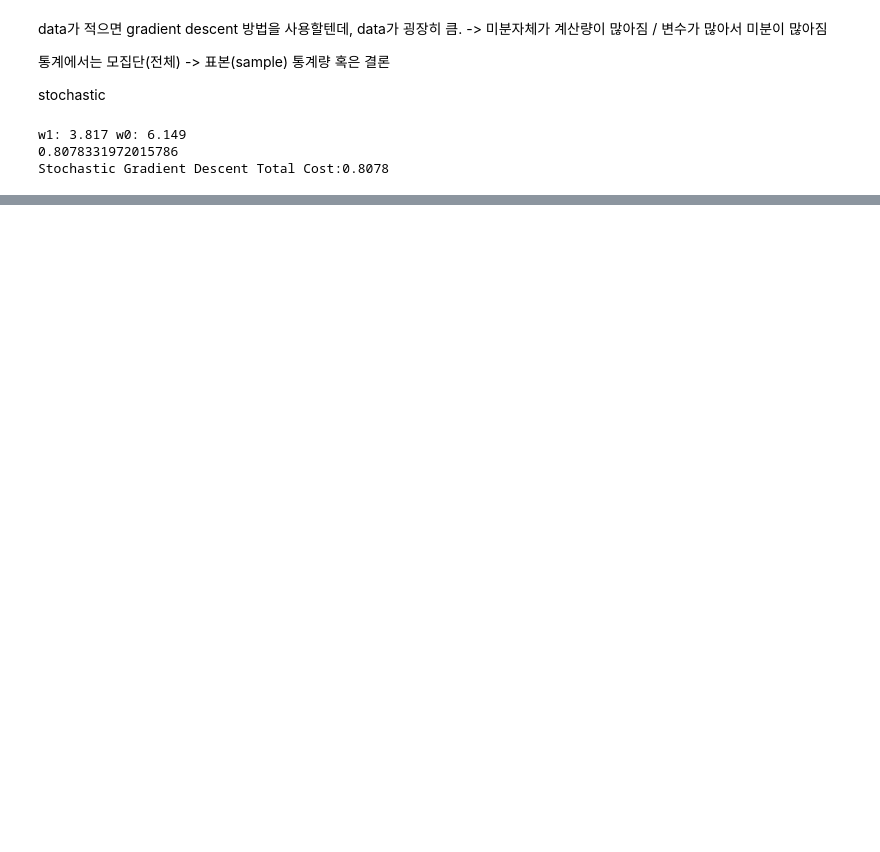
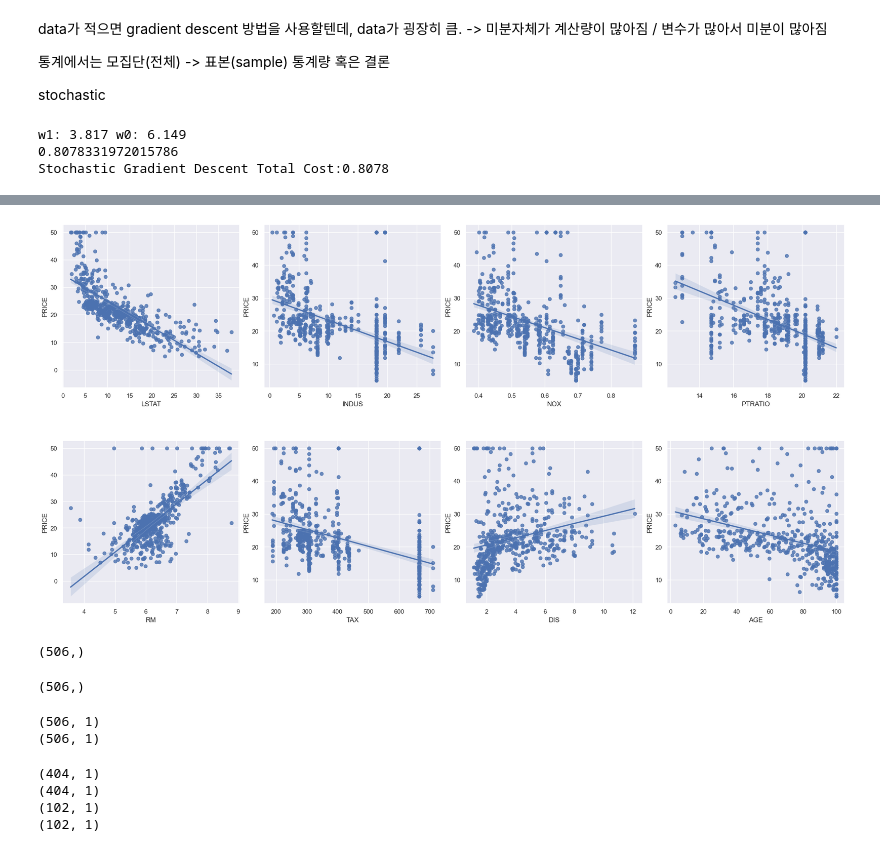
Before and after one commit to the9world/My_Study, a Jupyter notebook: Python_study/23년05월/230509/c_regression.ipynb, the cells around one changed output, grey strips where cells are left out. Saved outputs shown, nothing was run; the diff lists cells and outputs as text; code cells hidden in the pictures; blank space fills up the shorter version.

```diff
--- a/Python_study/23년05월/230509/c_regression.ipynb
+++ b/Python_study/23년05월/230509/c_regression.ipynb
@@ -180,0 +360,46 @@ print(sklearn.__version__)
+# %%
+columns_sels = ['LSTAT','INDUS','NOX','PTRATIO','RM','TAX','DIS','AGE']
+x=bos.loc[:,columns_sels]
+y=bos['PRICE']
+
+fig,axes = plt.subplots(ncols=4,nrows=2,figsize=(20,10))
+index=0
+axes = axes.flatten()
+for i,k in enumerate(columns_sels):
+    sns.regplot(y=y, x=x[k], ax = axes[i])
+plt.tight_layout(pad=0.4, w_pad=0.5, h_pad=5.0)
+# %% [output]
+[figure, added]
+# %%
+bos.RM.shape
+# %% [output]
+(506,)
+# %%
+bos.PRICE.shape
+# %% [output]
+(506,)
+# %%
+X_rooms = bos.RM
+y_price = bos.PRICE
+
+X_rooms = np.array(X_rooms).reshape(-1,1)
+y_price = np.array(y_price).reshape(-1,1)
+
+print(X_rooms.shape)
+print(y_price.shape)
+# %% [output]
+(506, 1)
+(506, 1)
+# %%
+from sklearn.model_selection import train_test_split
+X_train,X_test,y_train,y_test = train_test_split(X_rooms,y_price, test_size=0.2,
+                                                 random_state=5)
+print(X_train.shape)
+print(y_train.shape)
+print(X_test.shape)
+print(y_test.shape)
+# %% [output]
+(404, 1)
+(404, 1)
+(102, 1)
+(102, 1)
```
Also changed, not shown: parts of 20 cells of this notebook, 4 other files.
